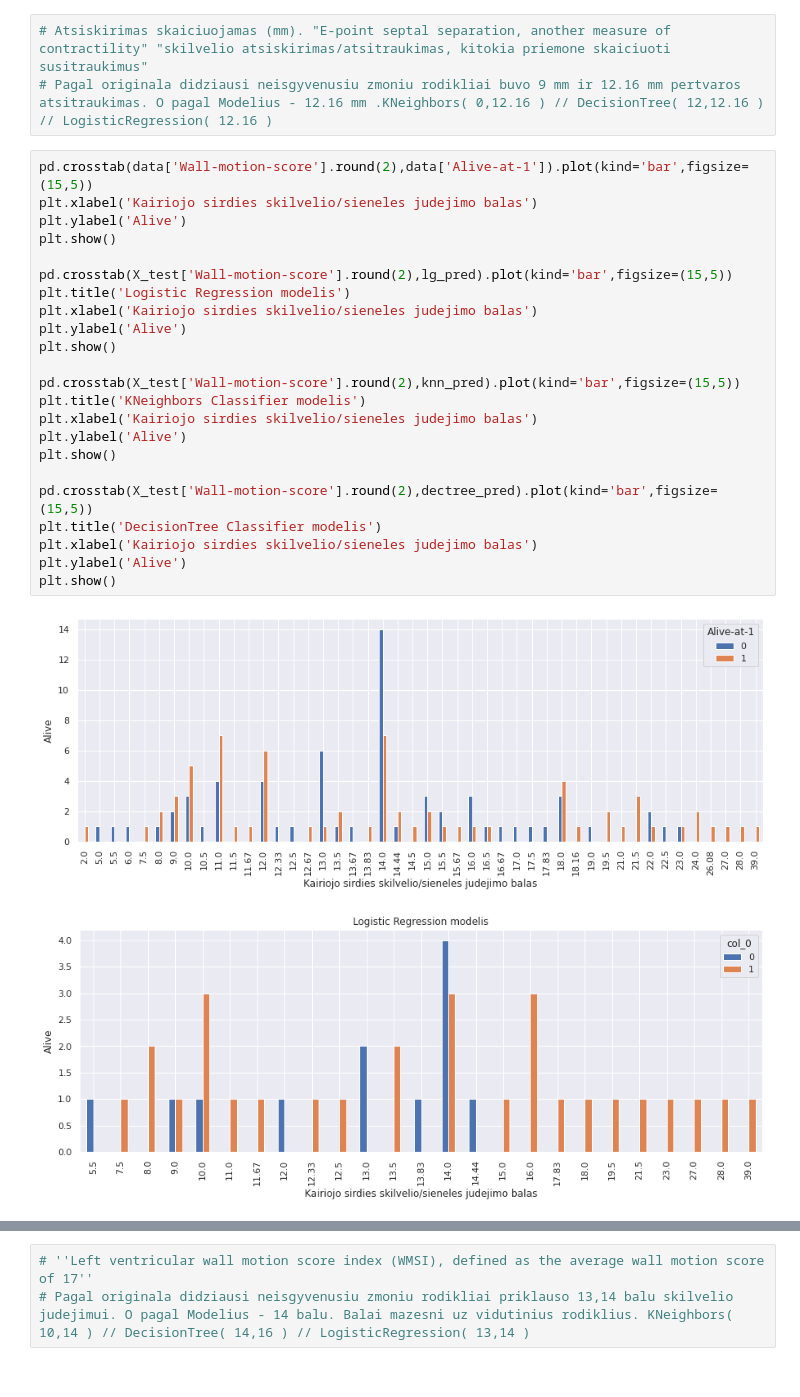
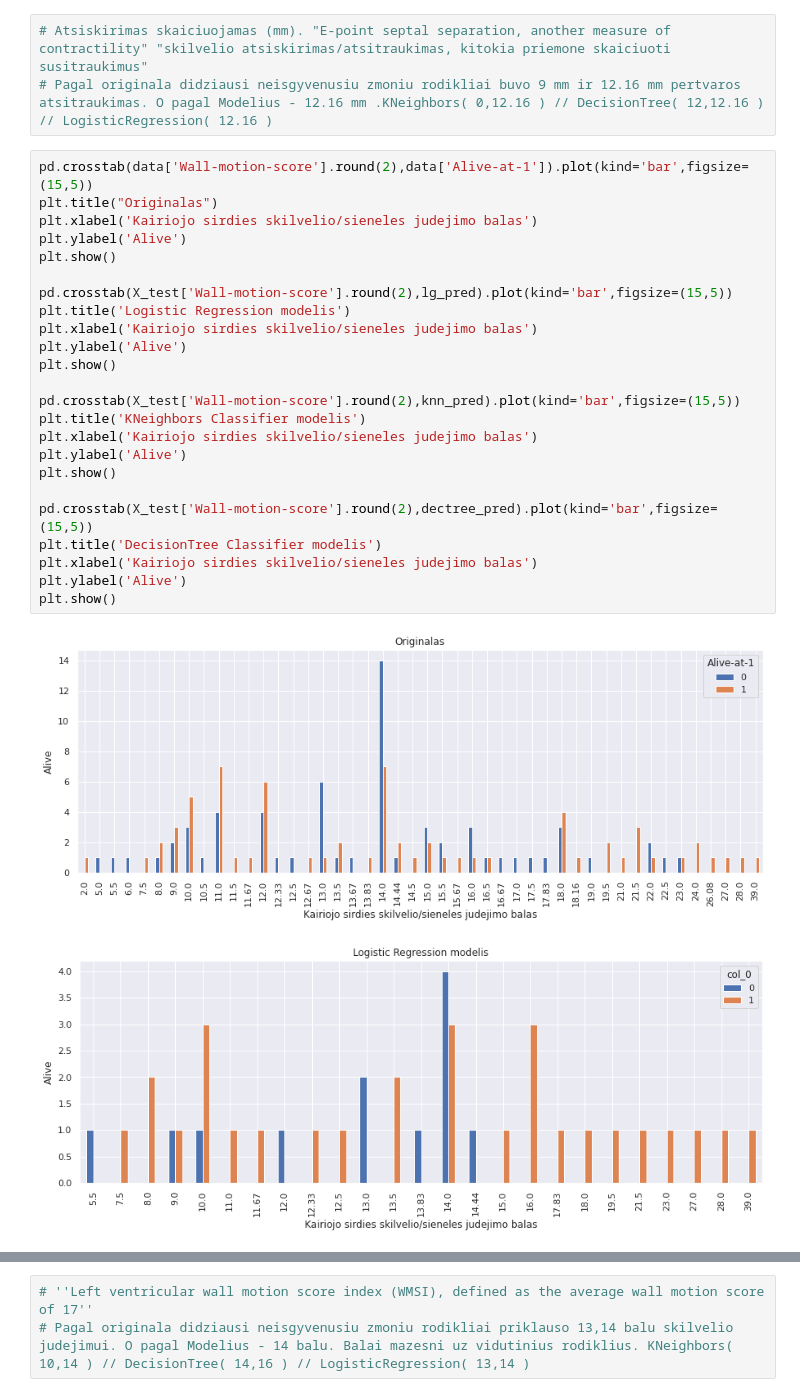
Before and after one commit to KarolisBarzdzius/Colab, a Jupyter notebook: Pristat.ipynb, the cells around one changed output, grey strips where cells are left out. Saved outputs shown, nothing was run; the diff lists cells and outputs as text.

```diff
--- a/Pristat.ipynb
+++ b/Pristat.ipynb
@@ -396,29 +397,30 @@ plt.show()
 # Pagal originala didziausi neisgyvenusiu zmoniu rodikliai buvo 9 mm ir 12.16 mm pertvaros atsitraukimas. O pagal Modelius - 12.16 mm .KNeighbors( 0,12.16 ) // DecisionTree( 12,12.16 ) // LogisticRegression( 12.16 )
 # %%
 pd.crosstab(data['Wall-motion-score'].round(2),data['Alive-at-1']).plot(kind='bar',figsize=(15,5))
+plt.title("Originalas")
 plt.xlabel('Kairiojo sirdies skilvelio/sieneles judejimo balas')
 plt.ylabel('Alive')
 plt.show()
 
 pd.crosstab(X_test['Wall-motion-score'].round(2),lg_pred).plot(kind='bar',figsize=(15,5))
 plt.title('Logistic Regression modelis')
 plt.xlabel('Kairiojo sirdies skilvelio/sieneles judejimo balas')
 plt.ylabel('Alive')
 plt.show()
 
 pd.crosstab(X_test['Wall-motion-score'].round(2),knn_pred).plot(kind='bar',figsize=(15,5))
 plt.title('KNeighbors Classifier modelis')
 plt.xlabel('Kairiojo sirdies skilvelio/sieneles judejimo balas')
 plt.ylabel('Alive')
 plt.show()
 
 pd.crosstab(X_test['Wall-motion-score'].round(2),dectree_pred).plot(kind='bar',figsize=(15,5))
 plt.title('DecisionTree Classifier modelis')
 plt.xlabel('Kairiojo sirdies skilvelio/sieneles judejimo balas')
 plt.ylabel('Alive')
 plt.show()
 # %% [output]
-[figure, old version]
+[figure, new version]
 [figure]
 [figure]
 [figure]
```
Also changed, not shown: parts of 4 cells of this notebook.
